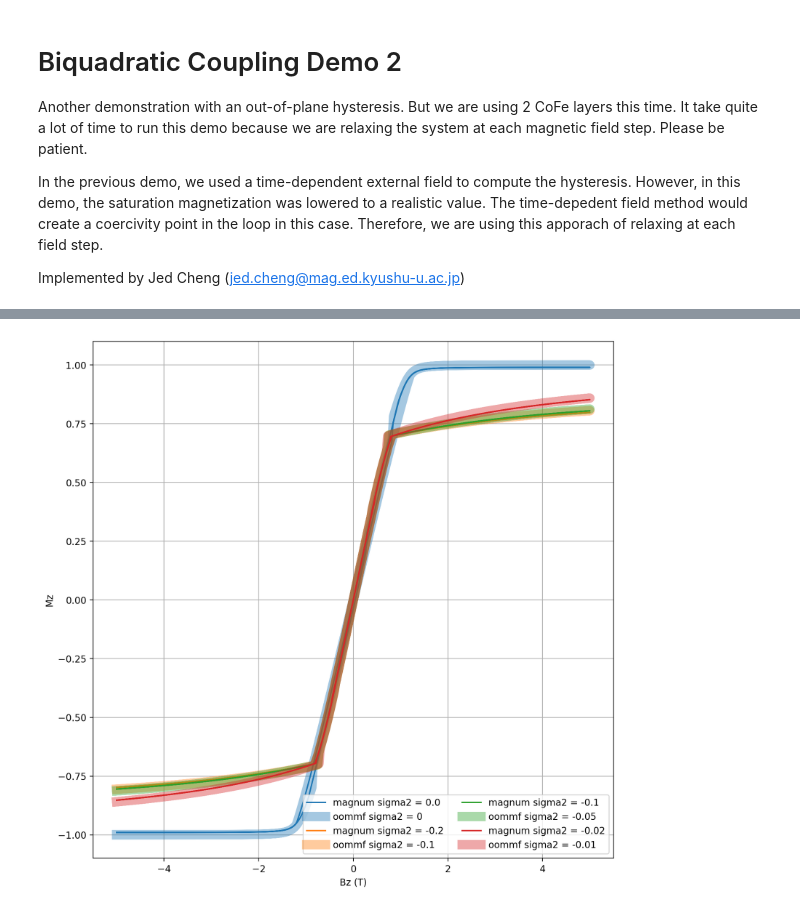
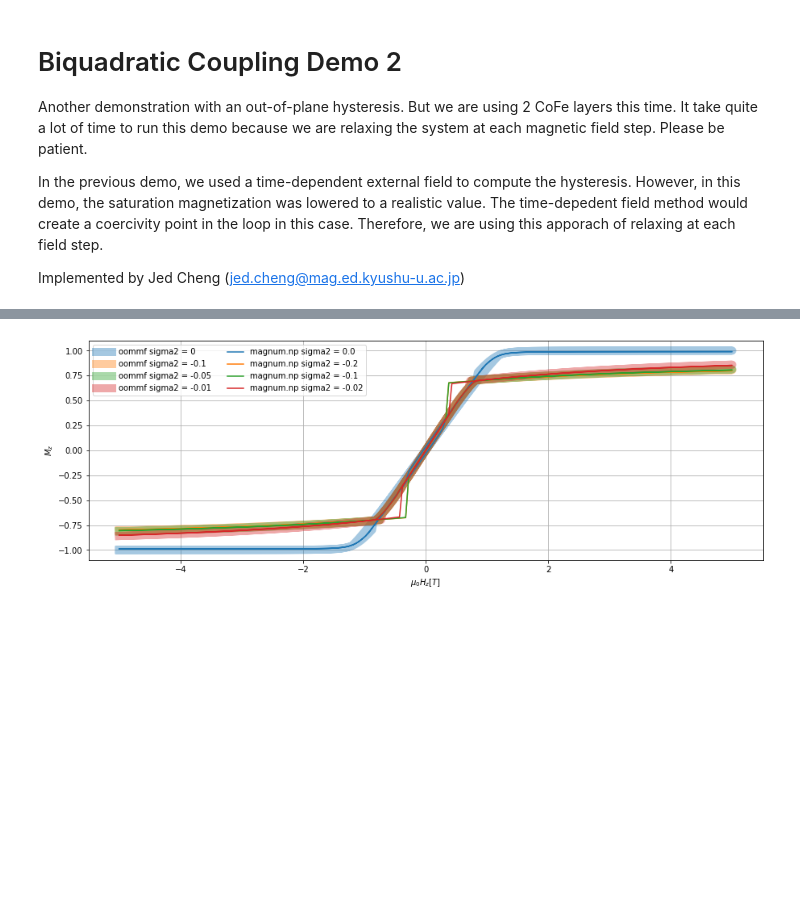
Before and after one commit to chris-birdler/magnum.np, a Jupyter notebook: demos/rkky_biquadratic/hysteresis_demo2.ipynb, the cells around one changed output, grey strips where cells are left out. Saved outputs shown, nothing was run; the diff lists cells and outputs as text; code cells hidden in the pictures; blank space fills up the shorter version.

Commit message:
updated biquadratic RKKY demo2

```diff
--- a/demos/rkky_biquadratic/hysteresis_demo2.ipynb
+++ b/demos/rkky_biquadratic/hysteresis_demo2.ipynb
@@ -157,16 +140,25 @@ plt.legend()
-# %%
-fig, ax = plt.subplots(figsize=(10, 10))
-cycle = plt.rcParams['axes.prop_cycle'].by_key()['color']
-
-B_plot = np.concatenate((B_z, B_z2))
-
-for i in range(4):
-    ax.plot(B_plot, M_magnum[i], label = f"magnum sigma2 = {sigma2[i]}", color = cycle[i])
-    ax.plot(B_oommf[i], M_oommf[i], alpha = 0.4,label = f"oommf sigma2 = {sigma2_oommf[i]}", color = cycle[i], linewidth = 10)
-
-ax.set_xlabel("Bz (T)")
-ax.set_ylabel("Mz")
-ax.legend(ncol = 2)
-ax.grid()
-# %% [output]
-[figure, removed]
+# %%
+from matplotlib import pyplot as plt
+
+fig, ax = plt.subplots(figsize=(15, 5))
+cycle = plt.rcParams['axes.prop_cycle'].by_key()['color']
+
+sigma2_oommf = [0, -0.1, -0.05, -0.01]
+for i, sigma2 in enumerate(sigma2_oommf):
+    B_oommf = np.load(f"ref2/oommf_hysteresis_Bz_sigma2_{sigma2}.npy")/1000
+    M_oommf = np.load(f"ref2/oommf_hysteresis_mz_sigma2_{sigma2}.npy")
+    ax.plot(B_oommf, M_oommf, alpha = 0.4, label = f"oommf sigma2 = {sigma2}", color = cycle[i], linewidth = 10)
+
+sigma2 = 2. * np.array([0, -0.1, -0.05, -0.01])
+for i, J_rkky in enumerate(sigma2):
+    data = np.loadtxt(f"data/log_{J_rkky}.dat")
+    B = data[:,3]*4*np.pi*1e-7
+    M = data[:,6]
+    ax.plot(B, M, label = f"magnum.np sigma2 = {sigma2[i]}", color = cycle[i])
+
+ax.set_xlabel("$\mu_0 H_z [T]$")
+ax.set_ylabel("$M_z$")
+ax.legend(ncol = 2)
+ax.grid()
+# %% [output]
+[figure, added]
```
Also changed, not shown: parts of 5 cells of this notebook, 1 other file.
